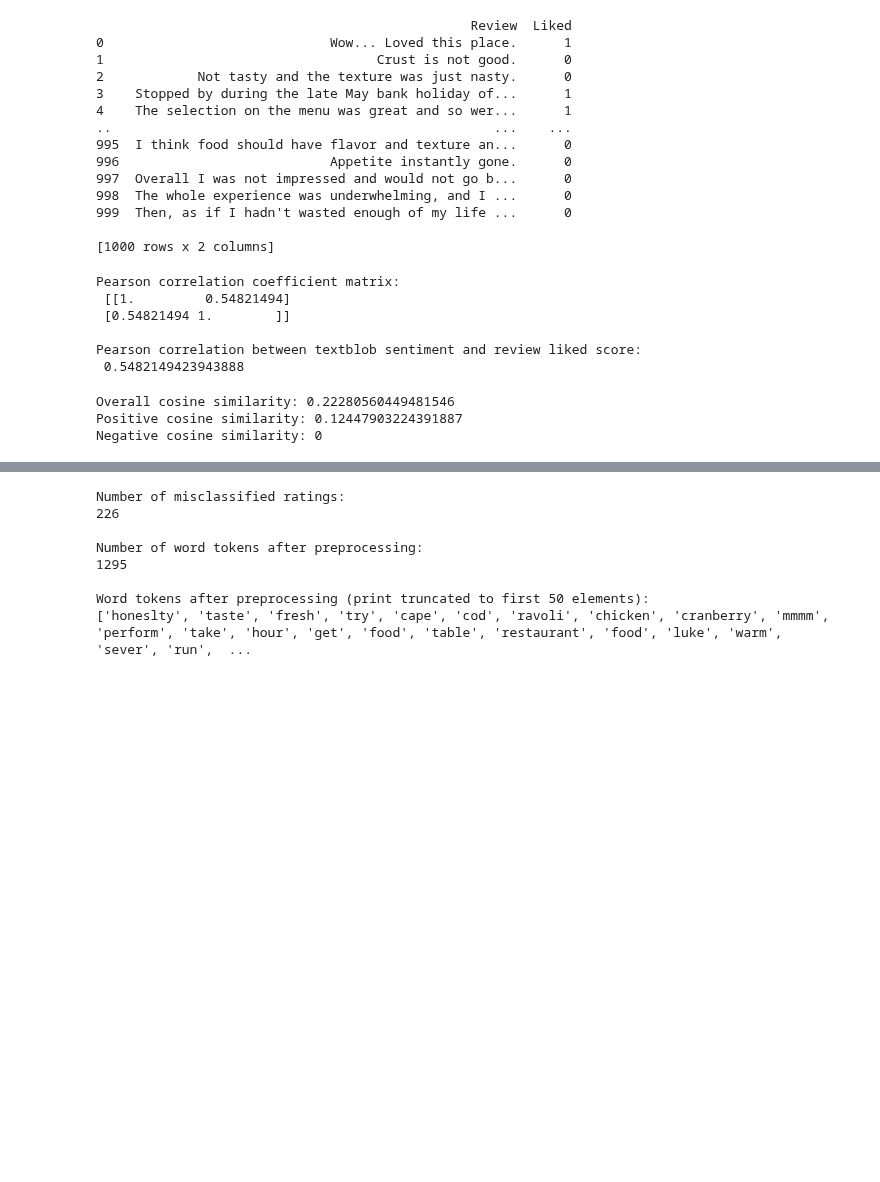
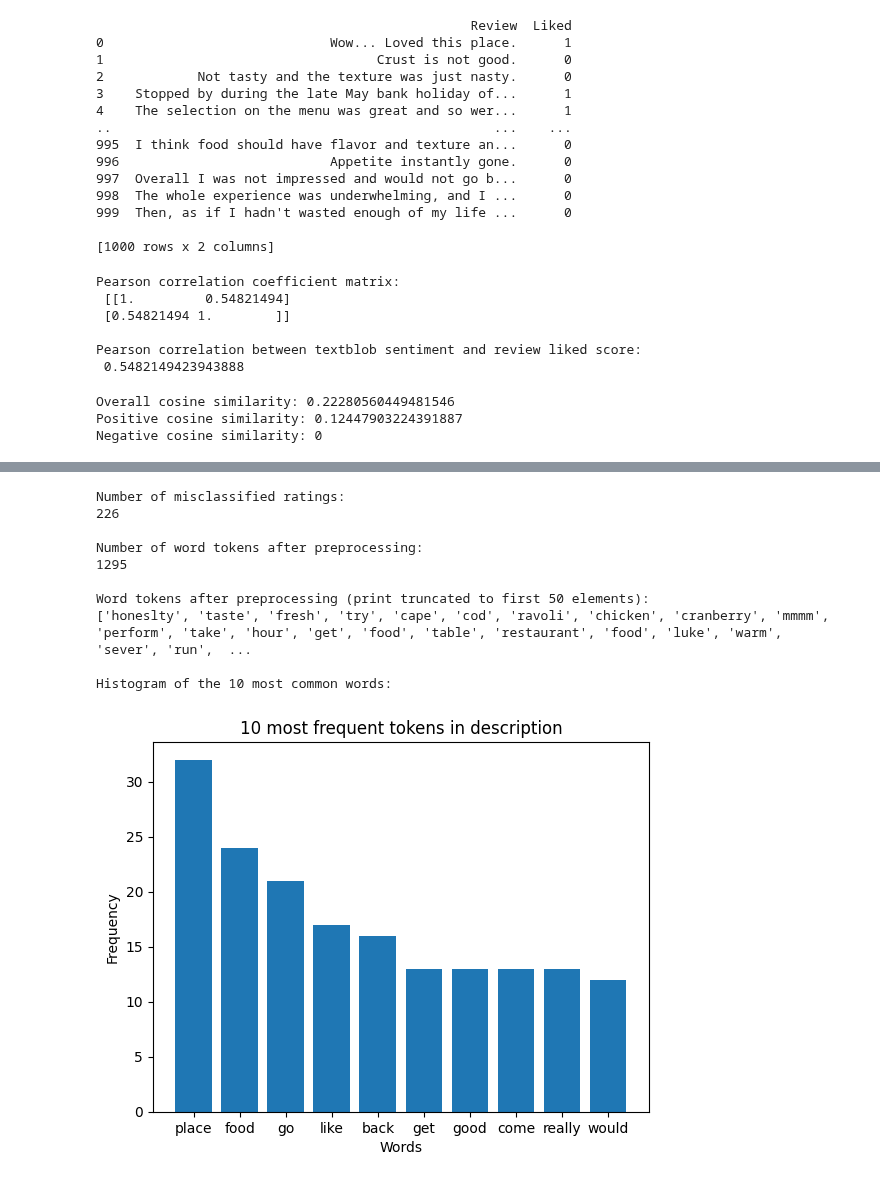
Before and after one commit to VilleKylmamaa/SentimentAnalysisMachineLearning, a Jupyter notebook: Restaurant_Review_Analysis.ipynb, the cells around one changed output, grey strips where cells are left out. Saved outputs shown, nothing was run; the diff lists cells and outputs as text; code cells hidden in the pictures; blank space fills up the shorter version.

Commit message:
9. Added histogram

```diff
--- a/Restaurant_Review_Analysis.ipynb
+++ b/Restaurant_Review_Analysis.ipynb
@@ -203,7 +222,7 @@ print(len(misclassified_reviews), "\n")
 
 
 # Preprocessing
-def preProcess(doc_string):
+def pre_process(doc_string):
     stopwords = list(set(nltk.corpus.stopwords.words('english')))
     sentences = sent_tokenize(doc_string)
     tokens = []
@@ -211,38 +230,65 @@ def preProcess(doc_string):
     for sentence in sentences:
         words = word_tokenize(sentence.lower())
 
-        # Do we want stemming?
+        # TODO Do we want stemming?
         # words = [SnowballStemmer("english").stem(word) for word in words]
+
+        # TODO lots of misspelled words -> misspelling correction?
 
         words = [WordNetLemmatizer().lemmatize(word, pos="v") for word in words]
 
         # Leave out numbers and stopwords
         words = [
             word for word in words
             if word.isalpha()
             and word not in stopwords
         ]
         tokens.extend(words)
 
     return tokens
 
 
-misclassified_reviews_preprocessed = preProcess(' '.join(misclassified_reviews))
+misclassified_reviews_preprocessed = pre_process(' '.join(misclassified_reviews))
 
 print("Number of word tokens after preprocessing:")
 print(len(misclassified_reviews_preprocessed), "\n")
 
 print("Word tokens after preprocessing (print truncated to first 50 elements):")
-print(misclassified_reviews_preprocessed[:50])
+print(misclassified_reviews_preprocessed[:50], "\n")
+
+np.array(misclassified_reviews_preprocessed)
+
+
+# Collect 10 most common words
+most_common_words = Counter(" ".join(misclassified_reviews_preprocessed).split()).most_common(10)
+
+# Parse the generated tuples into two different arrays
+words = [word for word, _ in most_common_words]
+counts = [counts for _, counts in most_common_words]
+
+# Plot the words and their frequency
+print("Histogram of the 10 most common words:")
+plt.bar(words, counts)
+plt.title("10 most frequent tokens in description")
+plt.ylabel("Frequency")
+plt.xlabel("Words")
+plt.show()
+
+
+
+# TODO word cloud
 # %% [output]
 Number of misclassified ratings:
 226
 
 Number of word tokens after preprocessing:
 1295
 
 Word tokens after preprocessing (print truncated to first 50 elements):
 ['honeslty', 'taste', 'fresh', 'try', 'cape', 'cod', 'ravoli', 'chicken', 'cranberry', 'mmmm', 'perform', 'take', 'hour', 'get', 'food', 'table', 'restaurant', 'food', 'luke', 'warm', 'sever', 'run',  ...
+
+Histogram of the 10 most common words:
+[figure, added]
 # %%
 """ 10.
 Now we would like to build a machine learning model for sentiment analysis that takes into account the ambiguous cases
```
Also changed, not shown: parts of 2 cells of this notebook, 1 other file.
